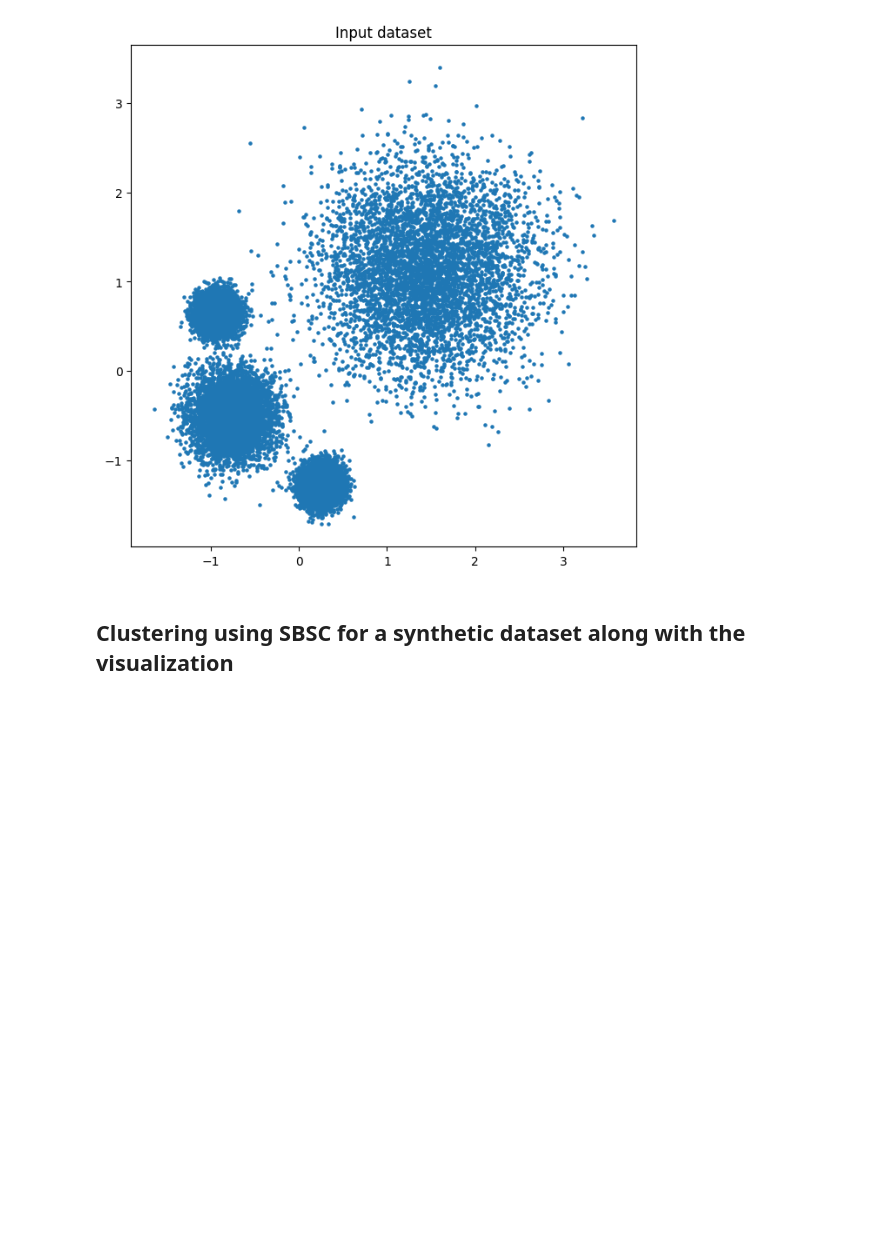
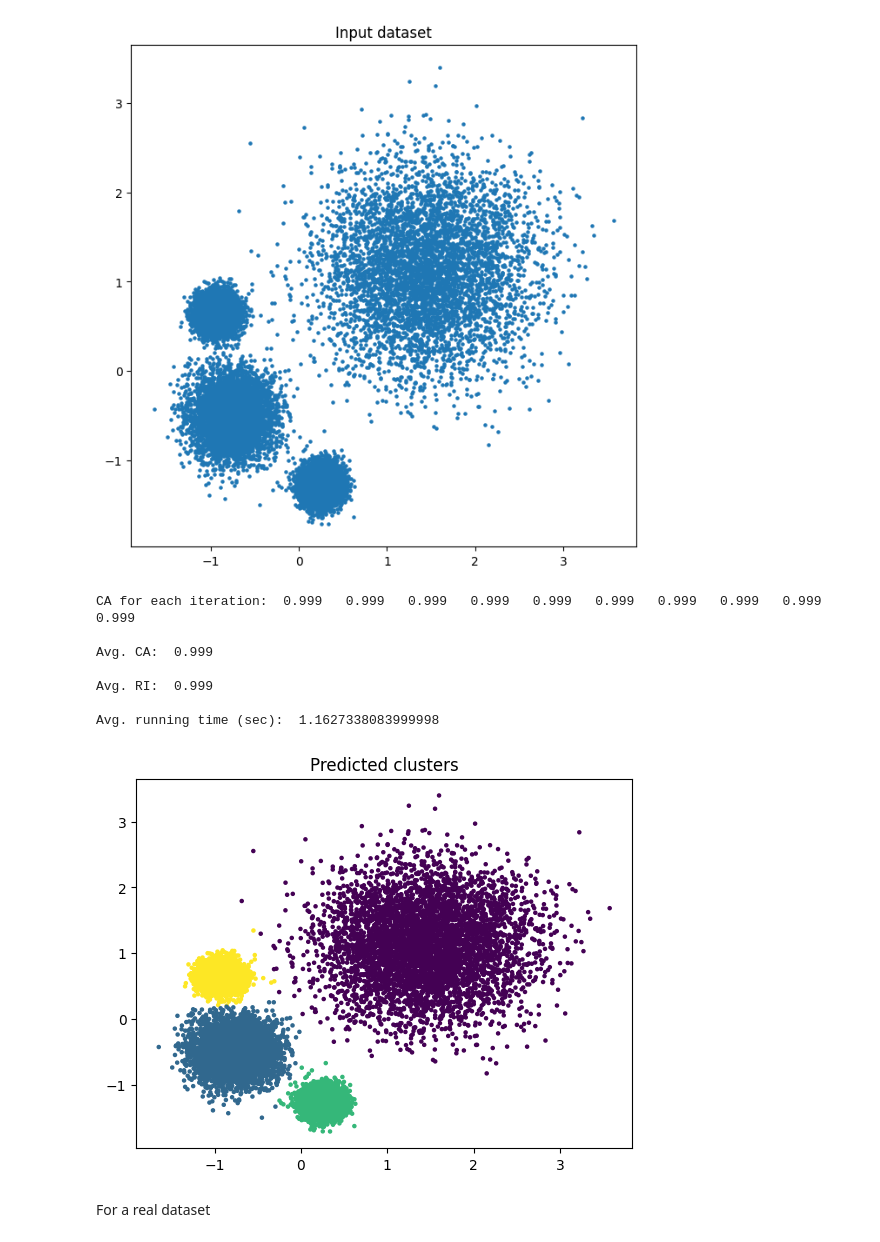
Before and after one commit to k-atif/SBSC, a Jupyter notebook: SBSC.ipynb, the cells around one changed output. Cells and saved outputs as stored; diff of their text form; code cells hidden in the pictures; blank space fills up the shorter version.

```diff
--- a/SBSC.ipynb
+++ b/SBSC.ipynb
@@ -291,7 +292,7 @@ def t_cut_fast(W, K, noise=1e-10, is_plot=False):
     vals, vecs = eigsh(L_sym, k=K, which='SM')
     Ncut_avec = Dr_inv_sqrt @ vecs
 
-    del dx, Wr
+    # del dx, Wr
 
     res = Dx @ W @ Ncut_avec
     res = np.nan_to_num(res)
@@ -319,7 +320,7 @@ def k_means(data, K, max_iter=15):
 
     for iter in range(15):
 
-        kmeans = KMeans(n_clusters=K, init='random', n_init=1)
+        kmeans = KMeans(n_clusters=K, init='random', n_init=1, max_iter=max_iter)
         kmeans.fit(data)
 
         labels = kmeans.labels_
@@ -334,7 +335,7 @@ def k_means(data, K, max_iter=15):
 # %% [markdown]
 ## SBSC algorithm
 # %%
-def sbsc(X, K, k_dash=10, noise=1e-10, num_iter=10, is_plot=False, verbose=0, ds_name='undefined', target_path='/'):
+def sbsc(X, K, k_dash=10, noise=1e-10, num_iter=10, num_rounds=2, max_iter=300, is_plot=False, verbose=0, ds_name='undefined', target_path='/'):
 
     N, f = X.shape
 
@@ -346,7 +347,7 @@ def sbsc(X, K, k_dash=10, noise=1e-10, num_iter=10, is_plot=False, verbose=0, ds
 
     P, R, P_dash, C_dash = determine_reps(X, k_dash=k_dash, is_plot=is_plot)
 
-    W = build_bip_graph(X, K, P, R, is_plot=is_plot)
+    W = build_bip_graph(X, K, P, R, num_rounds=num_rounds, is_plot=is_plot)
 
     nnz = len(W.nonzero()[0])
 
@@ -363,7 +364,7 @@ def sbsc(X, K, k_dash=10, noise=1e-10, num_iter=10, is_plot=False, verbose=0, ds
         else:
             res = t_cut_fast(W, K, noise=noise, is_plot=False)
 
-        max_ca, max_labels = k_means(res.real, K)
+        max_ca, max_labels = k_means(res.real, K, max_iter=max_iter)
 
         labels_all.append(max_labels.tolist())
 
@@ -377,10 +378,10 @@ def sbsc(X, K, k_dash=10, noise=1e-10, num_iter=10, is_plot=False, verbose=0, ds
 
 
     avg_ca = np.mean(CA_all)
-    print("\n\nAvg. CA: ", avg_ca)
+    print("\n\nAvg. CA: ", np.round(avg_ca, 4))
 
     avg_ri = np.mean(RI_all)
-    print("\nAvg. RI: ", avg_ri)
+    print("\nAvg. RI: ", np.round(avg_ri, 4))
 
     print("\nAvg. running time (sec): ", t1 + t2)
 
@@ -399,7 +400,7 @@ def sbsc(X, K, k_dash=10, noise=1e-10, num_iter=10, is_plot=False, verbose=0, ds
         plt.title('Final clusters with CA: ' + str(round(max_ca, 4)))
         plt.show()
 
-    return max_ca, labels_arr
+    return t1+t2, CA_all, RI_all, labels_arr
 # %% [markdown]
 # Test
 # %% [markdown]
@@ -407,8 +410,8 @@ def sbsc(X, K, k_dash=10, noise=1e-10, num_iter=10, is_plot=False, verbose=0, ds
 # %%
-base_path = '' # path of the directory in which dataset is present
+base_path = "/content/drive/MyDrive/sbsc/datasets/"
 target_path = '' # path of the directory to save the results
 
-filename, sep = "temp-varied-2.txt", "\t"
+filename, sep = "varied-variances.txt", "\t"
 
 # loading the dataset
 df = pd.read_csv(base_path + filename, sep=sep, header=None)
@@ -431,5 +434,27 @@ del df
 # %% [output]
 (20000, 2) 4
 [figure]
-# %% [markdown]
-## Clustering using SBSC for a synthetic dataset along with the visualization
+# %%
+# set verbose=2 to save the results
+
+rt, CAs, RIs, pred_labels = sbsc( X, K, num_iter=10, is_plot=False,
+                        verbose=1, ds_name=filename, target_path=target_path )
+
+max_ca_idx = np.argmax(CAs)
+
+
+# Plotting best results
+plt.scatter( X[:, 0], X[:, 1], c=pred_labels[:, max_ca_idx], s=5 )
+plt.title( 'Predicted clusters' )
+plt.show()
+# %% [output]
+CA for each iteration:  0.999   0.999   0.999   0.999   0.999   0.999   0.999   0.999   0.999   0.999
+
+Avg. CA:  0.999
+
+Avg. RI:  0.999
+
+Avg. running time (sec):  1.1627338083999998
+[figure, added]
+# %% [markdown]
+For a real dataset
```
Also changed, not shown: parts of 18 cells of this notebook.
